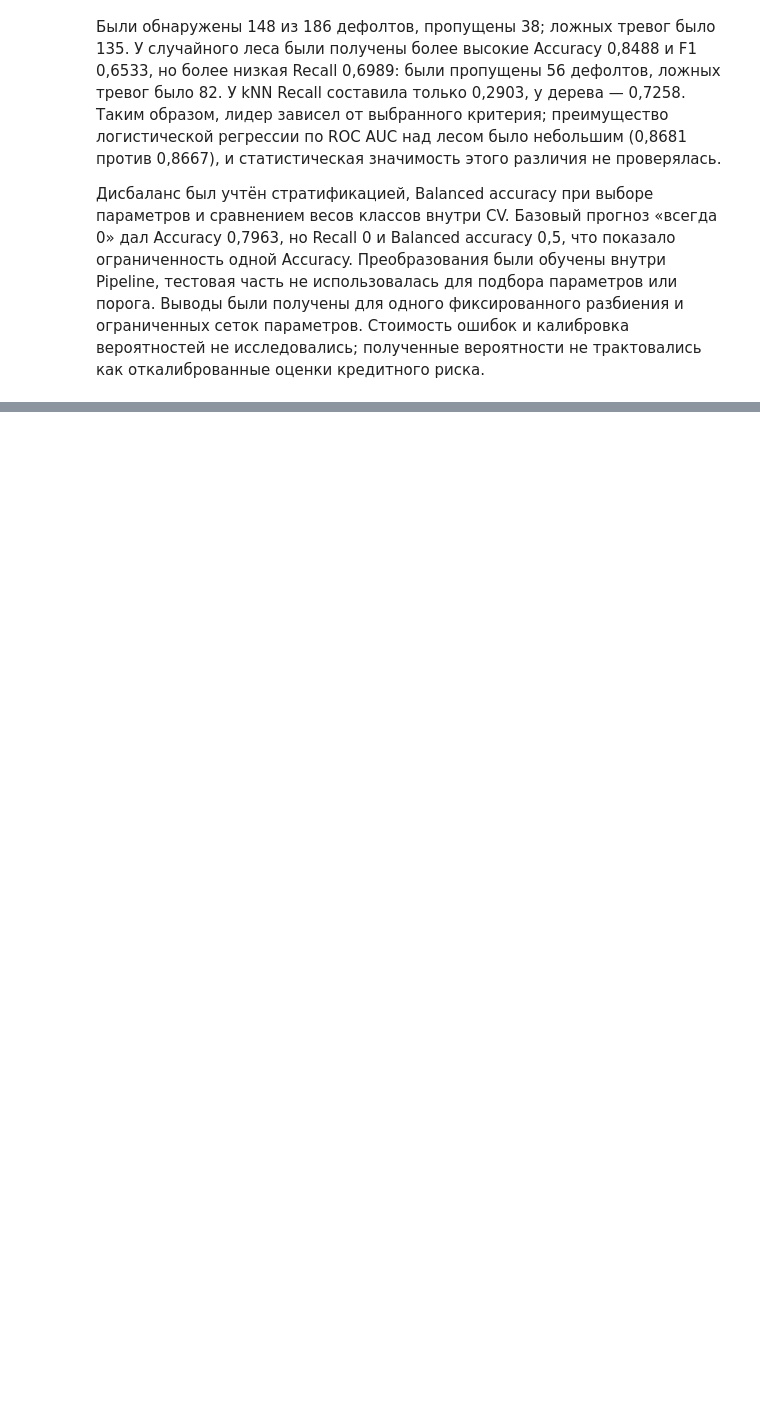
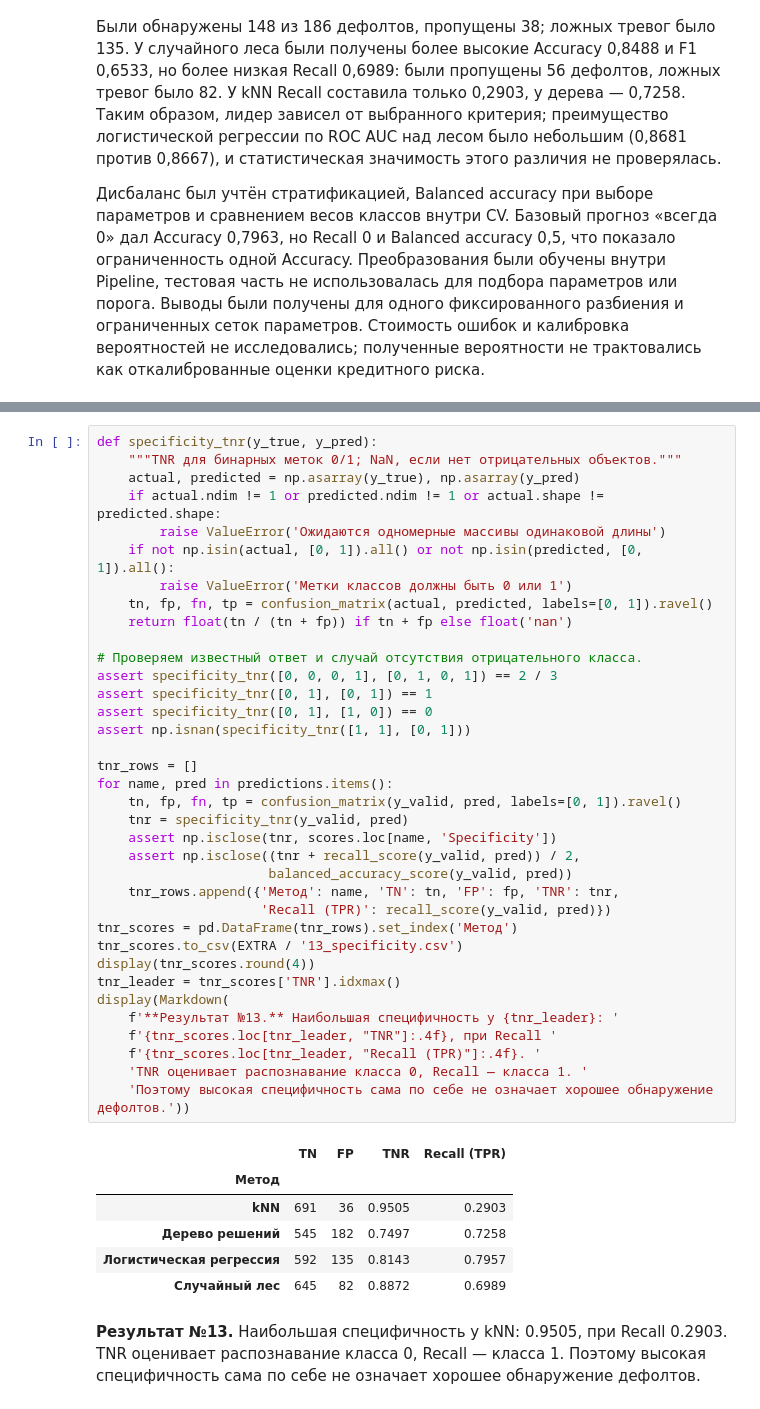
Before and after one commit to MMLive79/ida-laba-5, a Jupyter notebook: lab5_classification.ipynb, the cells around one changed output, grey strips where cells are left out. Drawn from its saved outputs; the diff is of its cells as text; blank space fills up the shorter version.

```diff
--- a/lab5_classification.ipynb
+++ b/lab5_classification.ipynb
@@ -405,0 +498,44 @@ Accuracy. Преобразования были обучены внутри Pipe
+# %%
+def specificity_tnr(y_true, y_pred):
+    """TNR для бинарных меток 0/1; NaN, если нет отрицательных объектов."""
+    actual, predicted = np.asarray(y_true), np.asarray(y_pred)
+    if actual.ndim != 1 or predicted.ndim != 1 or actual.shape != predicted.shape:
+        raise ValueError('Ожидаются одномерные массивы одинаковой длины')
+    if not np.isin(actual, [0, 1]).all() or not np.isin(predicted, [0, 1]).all():
+        raise ValueError('Метки классов должны быть 0 или 1')
+    tn, fp, fn, tp = confusion_matrix(actual, predicted, labels=[0, 1]).ravel()
+    return float(tn / (tn + fp)) if tn + fp else float('nan')
+
+# Проверяем известный ответ и случай отсутствия отрицательного класса.
+assert specificity_tnr([0, 0, 0, 1], [0, 1, 0, 1]) == 2 / 3
+assert specificity_tnr([0, 1], [0, 1]) == 1
+assert specificity_tnr([0, 1], [1, 0]) == 0
+assert np.isnan(specificity_tnr([1, 1], [0, 1]))
+
+tnr_rows = []
+for name, pred in predictions.items():
+    tn, fp, fn, tp = confusion_matrix(y_valid, pred, labels=[0, 1]).ravel()
+    tnr = specificity_tnr(y_valid, pred)
+    assert np.isclose(tnr, scores.loc[name, 'Specificity'])
+    assert np.isclose((tnr + recall_score(y_valid, pred)) / 2,
+                      balanced_accuracy_score(y_valid, pred))
+    tnr_rows.append({'Метод': name, 'TN': tn, 'FP': fp, 'TNR': tnr,
+                     'Recall (TPR)': recall_score(y_valid, pred)})
+tnr_scores = pd.DataFrame(tnr_rows).set_index('Метод')
+tnr_scores.to_csv(EXTRA / '13_specificity.csv')
+display(tnr_scores.round(4))
+tnr_leader = tnr_scores['TNR'].idxmax()
+display(Markdown(
+    f'**Результат №13.** Наибольшая специфичность у {tnr_leader}: '
+    f'{tnr_scores.loc[tnr_leader, "TNR"]:.4f}, при Recall '
+    f'{tnr_scores.loc[tnr_leader, "Recall (TPR)"]:.4f}. '
+    'TNR оценивает распознавание класса 0, Recall — класса 1. '
+    'Поэтому высокая специфичность сама по себе не означает хорошее обнаружение дефолтов.'))
+# %% [output]
+|  | TN | FP | TNR | Recall (TPR) |
+| Метод |  |  |  |  |
+| kNN | 691 | 36 | 0.9505 | 0.2903 |
+| Дерево решений | 545 | 182 | 0.7497 | 0.7258 |
+| Логистическая регрессия | 592 | 135 | 0.8143 | 0.7957 |
+| Случайный лес | 645 | 82 | 0.8872 | 0.6989 |
+**Результат №13.** Наибольшая специфичность у kNN: 0.9505, при Recall 0.2903. TNR оценивает распознавание класса 0, Recall — класса 1. Поэтому высокая специфичность сама по себе не означает хорошее обнаружение дефолтов.
```
Also changed, not shown: parts of 11 cells of this notebook, 11 other files.
